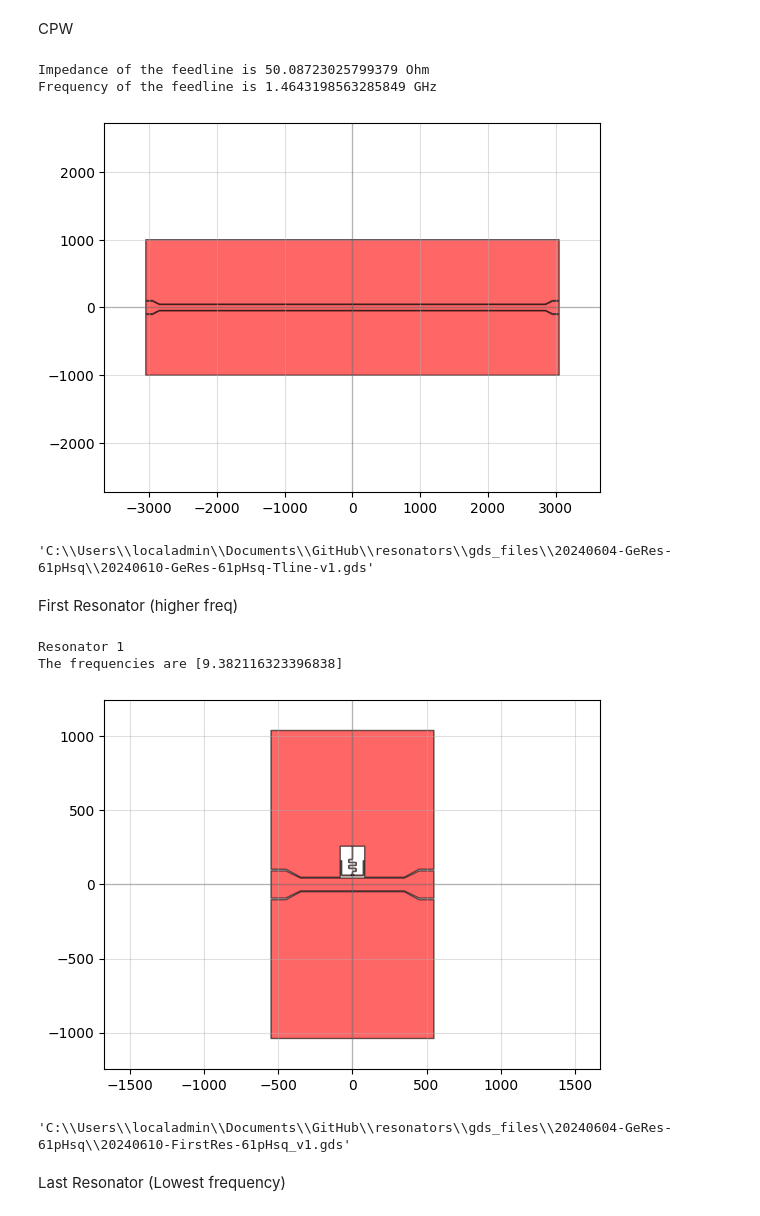
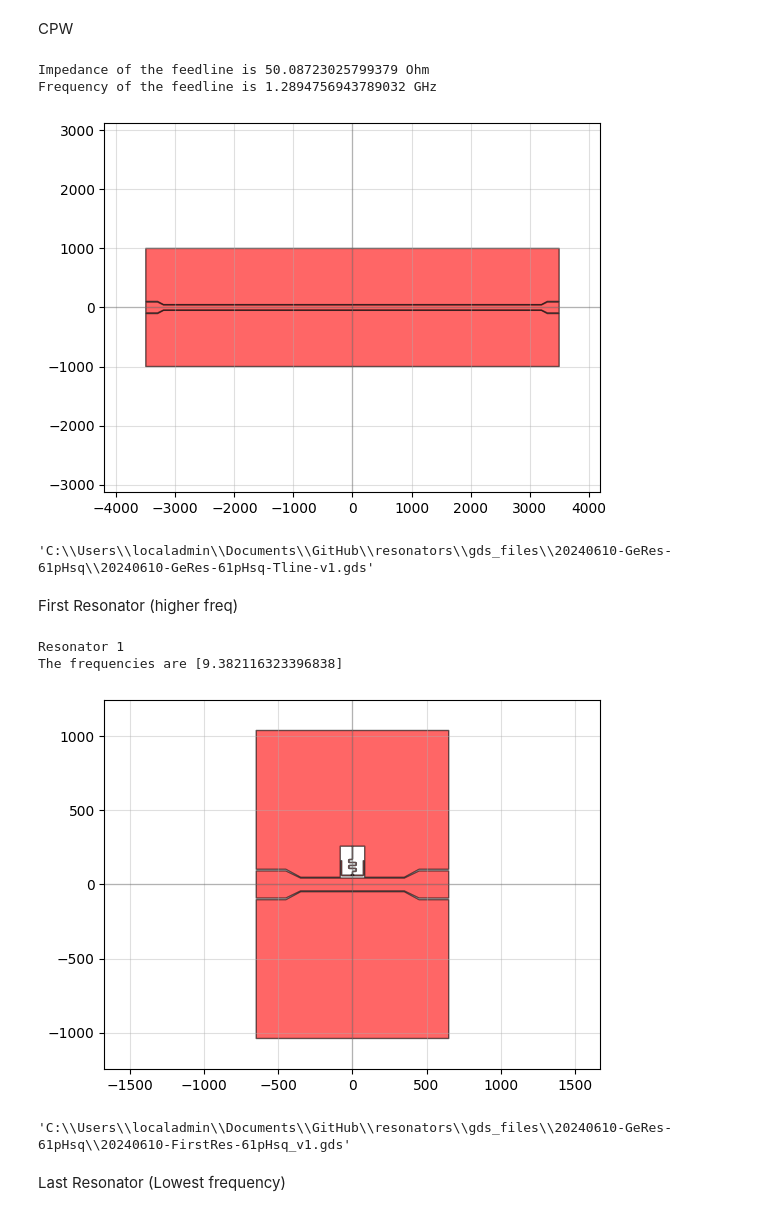
Before and after one commit to cbelo/resonators, a Jupyter notebook: 20240420-chips/design_chips.ipynb, the cells around one changed output. Cells and saved outputs as stored; diff of their text form; code cells hidden in the pictures.

```diff
--- a/20240420-chips/design_chips.ipynb
+++ b/20240420-chips/design_chips.ipynb
@@ -485,35 +470,35 @@ CPW
 # %%
 # 61pH/sq on Ge!!
 FeedlineWidth61 = 87
-FeedlineLength61  = 5700
+FeedlineLength61  = 6400
 FeedlineGap61 = 5
 FeedlineTaperLength61 =  100
 BondpadWidth61 =  184
-BondpadLength61 = 100
+BondpadLength61 = 200
 BondpadGap61 = BondpadWidth61*FeedlineGap61/FeedlineWidth61
 
 print('Impedance of the feedline is', impedance_CPW(FeedlineWidth61*1e-6, FeedlineGap61*1e-6, epsilon_r_Ge, thickness_subs_Ge, ind_kin_sq=Lk_61), 'Ohm')
 print('Frequency of the feedline is', resonance_freq_CPW(FeedlineWidth61*1e-6, FeedlineGap61*1e-6, epsilon_r_Ge, thickness_subs_Ge, ind_kin_sq=Lk_61, length_CPW=(FeedlineLength61 + FeedlineTaperLength61 + BondpadLength61)*1e-6)/1e9, 'GHz')
 # %% [output]
 Impedance of the feedline is 50.08723025799379 Ohm
-Frequency of the feedline is 1.4643198563285849 GHz
+Frequency of the feedline is 1.2894756943789032 GHz
 # %%
 ChipSize61 = [FeedlineLength61 + 2*BondpadLength61 + 2*FeedlineTaperLength61, 2000]
 
 _, _, TLine61 = ChipTline(ChipSize61,
                             FeedlineWidth61,
                             FeedlineLength61,
                             FeedlineGap61,
                             FeedlineTaperLength61,
                             BondpadWidth61,
                             BondpadLength61,
                             BondpadGap61)
 
 qp(TLine61)
-TLine61.write_gds(r"C:\Users\localadmin\Documents\GitHub\resonators\gds_files\20240604-GeRes-61pHsq\20240610-GeRes-61pHsq-Tline-v1.gds")
+TLine61.write_gds(r"C:\Users\localadmin\Documents\GitHub\resonators\gds_files\20240610-GeRes-61pHsq\20240610-GeRes-61pHsq-Tline-v1.gds")
 # %% [output]
-[figure, old version]
+[figure, new version]
-'C:\\Users\\localadmin\\Documents\\GitHub\\resonators\\gds_files\\20240604-GeRes-61pHsq\\20240610-GeRes-61pHsq-Tline-v1.gds'
+'C:\\Users\\localadmin\\Documents\\GitHub\\resonators\\gds_files\\20240610-GeRes-61pHsq\\20240610-GeRes-61pHsq-Tline-v1.gds'
 # %% [markdown]
 First Resonator (higher freq)
 # %%
@@ -561,12 +546,12 @@ c, metal, chip61 = ChipResonatorsTline(ChipSize61, NumberOfResonators61, Separat
                         FinalSpacingBondpads61, MWO_simulation=True)
 
 qp(chip61)
-chip61.write_gds(r"C:\Users\localadmin\Documents\GitHub\resonators\gds_files\20240604-GeRes-61pHsq\20240610-FirstRes-61pHsq_v1.gds")
+chip61.write_gds(r"C:\Users\localadmin\Documents\GitHub\resonators\gds_files\20240610-GeRes-61pHsq\20240610-FirstRes-61pHsq_v1.gds")
 # %% [output]
 Resonator 1
 The frequencies are [9.382116323396838]
-[figure, old version]
+[figure, new version]
-'C:\\Users\\localadmin\\Documents\\GitHub\\resonators\\gds_files\\20240604-GeRes-61pHsq\\20240610-FirstRes-61pHsq_v1.gds'
+'C:\\Users\\localadmin\\Documents\\GitHub\\resonators\\gds_files\\20240610-GeRes-61pHsq\\20240610-FirstRes-61pHsq_v1.gds'
 # %% [markdown]
 Last Resonator (Lowest frequency)
 # %%
```
Also changed, not shown: parts of 14 cells of this notebook, 12 other files.
